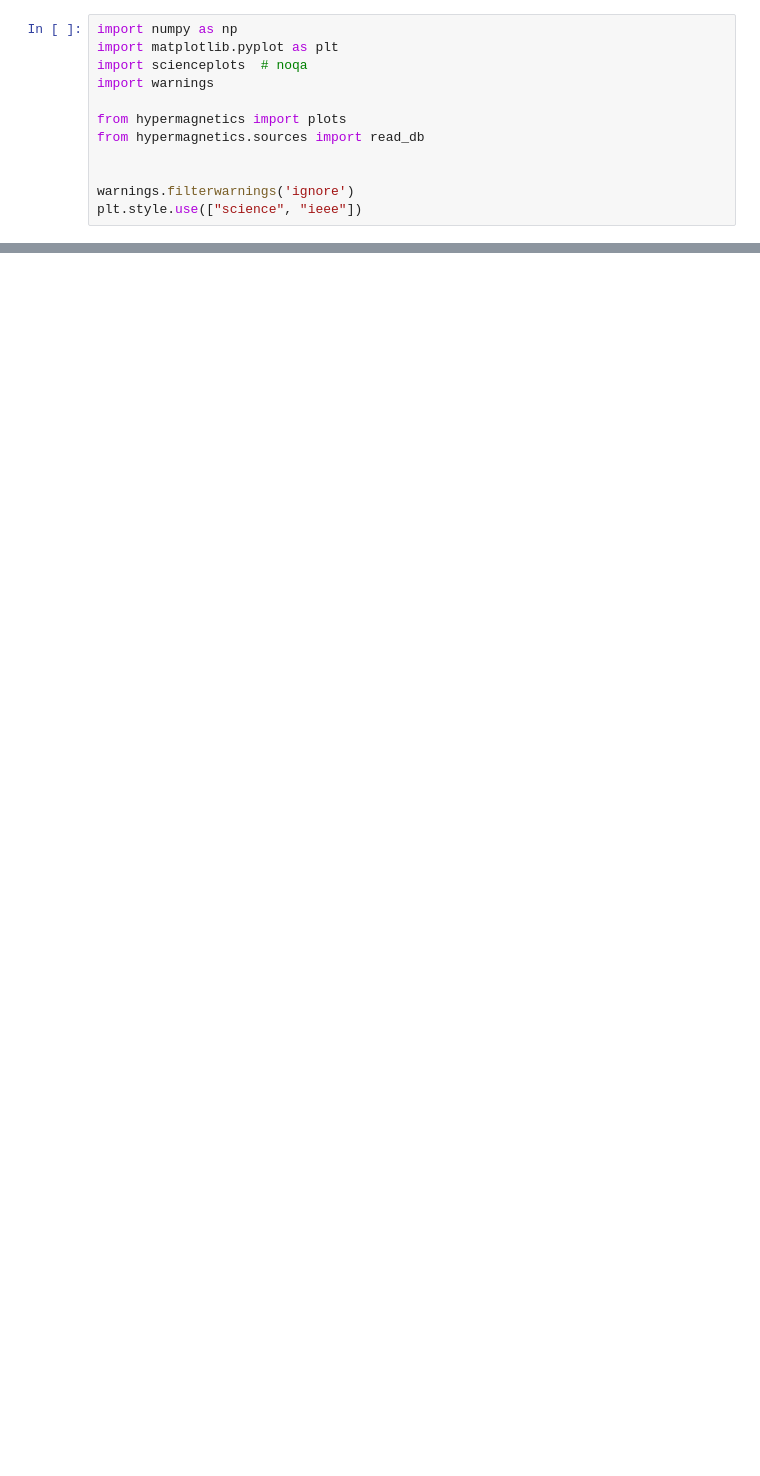
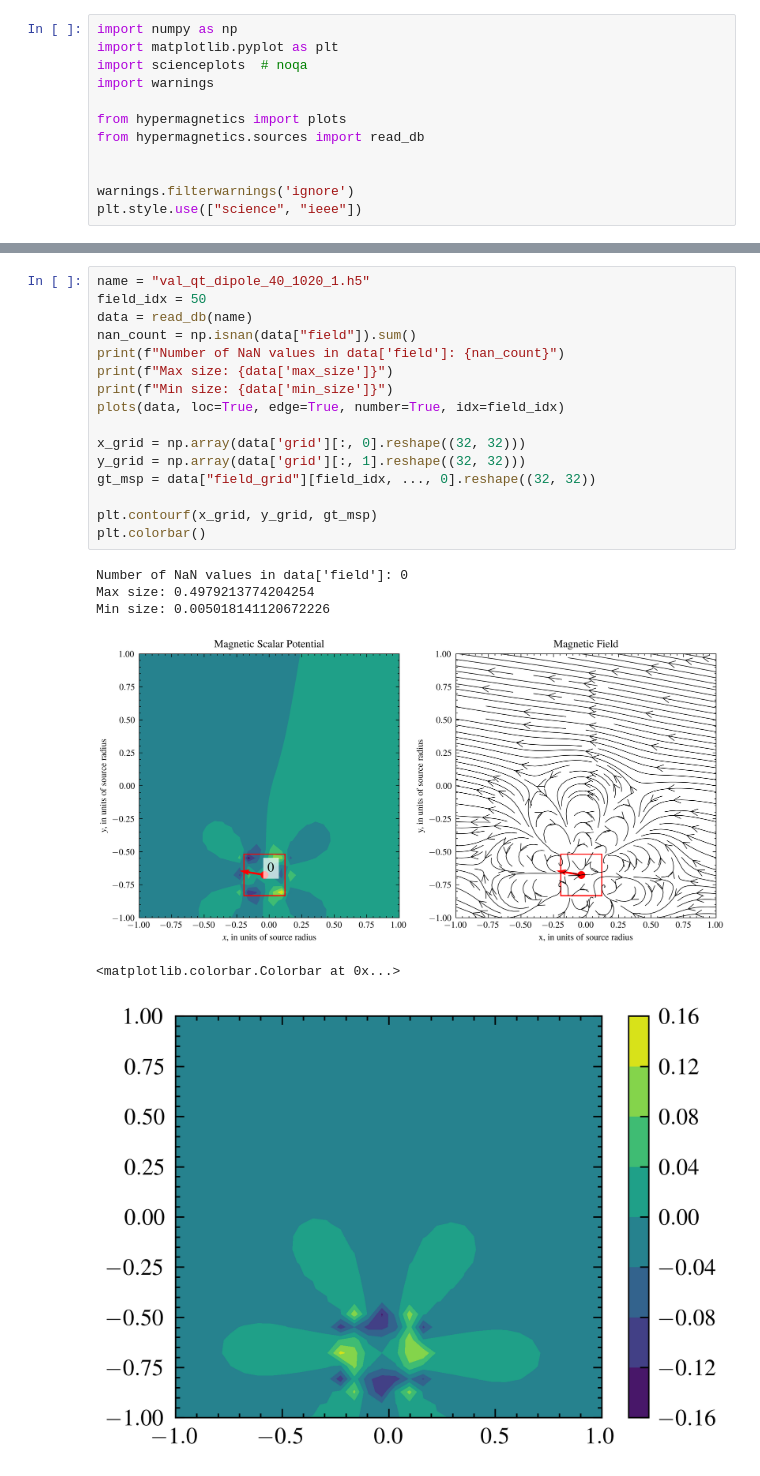
Before and after one commit to cmt-dtu-energy/hypermagnetics, a Jupyter notebook: nbs/check_dataset.ipynb, the cells around one changed output, grey strips where cells are left out. Drawn from its saved outputs; the diff is of its cells as text; blank space fills up the shorter version.

Commit message:
Dipole correction as data

```diff
--- a/nbs/check_dataset.ipynb
+++ b/nbs/check_dataset.ipynb
@@ -48,0 +30,23 @@ Min size: 0.00390625
+# %%
+name = "val_qt_dipole_40_1020_1.h5"
+field_idx = 50
+data = read_db(name)
+nan_count = np.isnan(data["field"]).sum()
+print(f"Number of NaN values in data['field']: {nan_count}")
+print(f"Max size: {data['max_size']}")
+print(f"Min size: {data['min_size']}")
+plots(data, loc=True, edge=True, number=True, idx=field_idx)
+
+x_grid = np.array(data['grid'][:, 0].reshape((32, 32)))
+y_grid = np.array(data['grid'][:, 1].reshape((32, 32)))
+gt_msp = data["field_grid"][field_idx, ..., 0].reshape((32, 32))
+
+plt.contourf(x_grid, y_grid, gt_msp)
+plt.colorbar()
+# %% [output]
+Number of NaN values in data['field']: 0
+Max size: 0.4979213774204254
+Min size: 0.005018141120672226
+[figure, added]
+<matplotlib.colorbar.Colorbar at 0x...>
+[figure, added]
```
Also changed, not shown: parts of 2 cells of this notebook, 7 other files.
